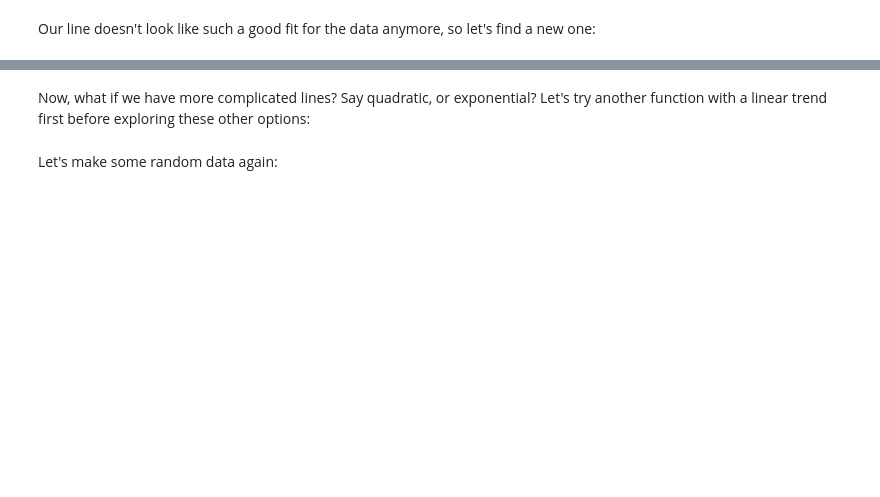
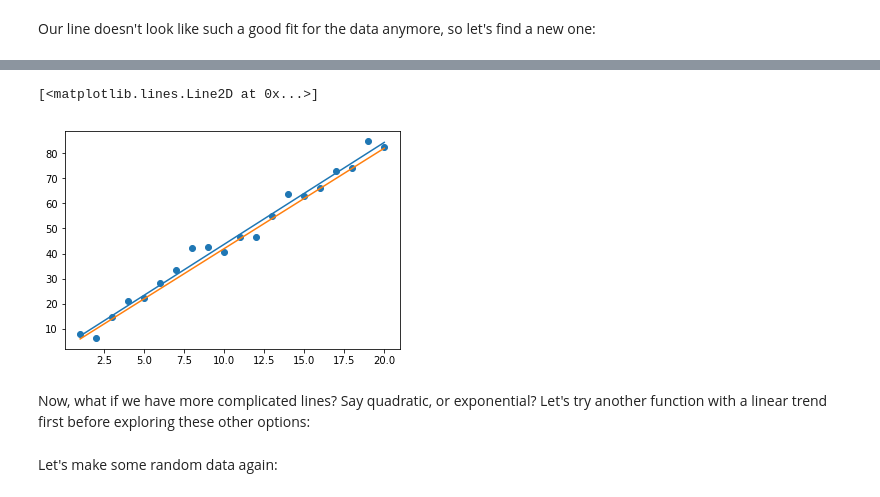
Before and after one commit to UWStemSubML2022/Regression, a Jupyter notebook: Regression.ipynb, the cells around one changed output, grey strips where cells are left out. Saved outputs shown, nothing was run; the diff lists cells and outputs as text; code cells hidden in the pictures; blank space fills up the shorter version.

```diff
--- a/Regression.ipynb
+++ b/Regression.ipynb
@@ -22,3 +86,16 @@ Our line doesn't look like such a good fit for the data anymore, so let's find a
+# %%
+# plot a scatterplot of the noisy data
+plt.scatter(x, noisy_y)
+
+
+# plot the new line
+plt.plot(x, linear_line(x, slope, y_int))
+
+#plot the original line
+plt.plot(x, y)
+# %% [output]
+[<matplotlib.lines.Line2D at 0x...>]
+[figure, added]
 # %% [markdown]
 Now, what if we have more complicated lines? Say quadratic, or exponential? Let's try another function with a linear trend first before exploring these other options:
 # %%
```
Also changed, not shown: parts of 17 cells of this notebook.
